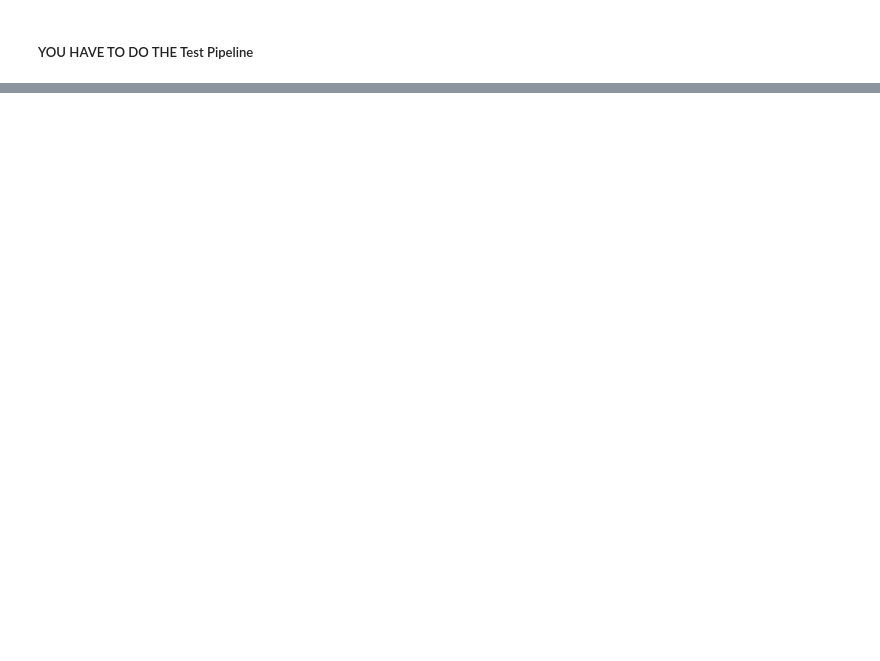
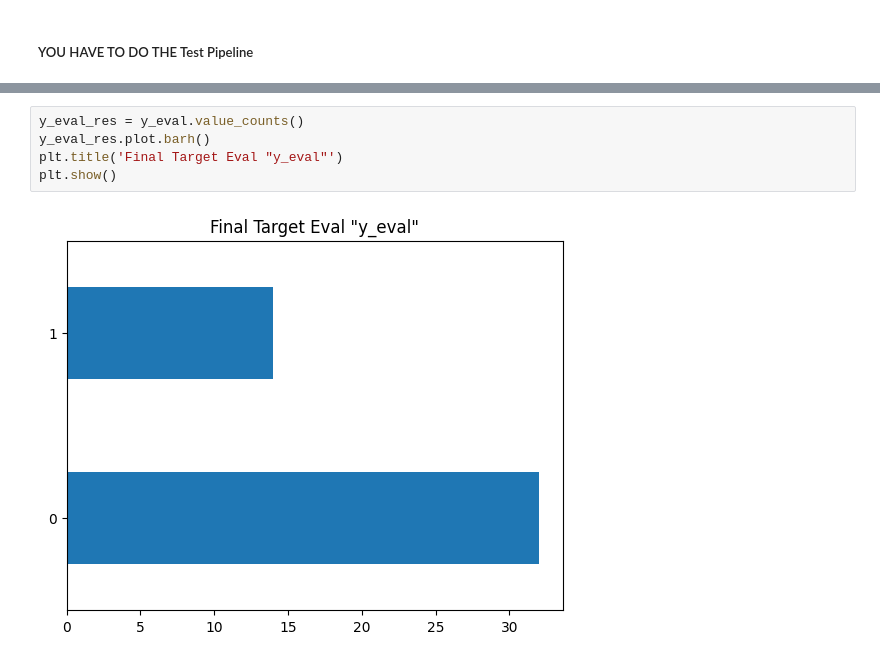
Before and after one commit to daniocionini/Prediction-Model-Breast-Cancer-Recurrence, a Jupyter notebook: model_prediction_recurrence_breast_cancer.ipynb, the cells around one changed output, grey strips where cells are left out. Saved outputs shown, nothing was run; the diff lists cells and outputs as text; blank space fills up the shorter version.

```diff
--- a/model_prediction_recurrence_breast_cancer.ipynb
+++ b/model_prediction_recurrence_breast_cancer.ipynb
@@ -447,0 +486,7 @@ It's also important to consider the potential consequences of false positives, a
+# %%
+y_eval_res = y_eval.value_counts()
+y_eval_res.plot.barh()
+plt.title('Final Target Eval "y_eval"')
+plt.show()
+# %% [output]
+[figure, added]
```
Also changed, not shown: parts of 21 cells of this notebook.
